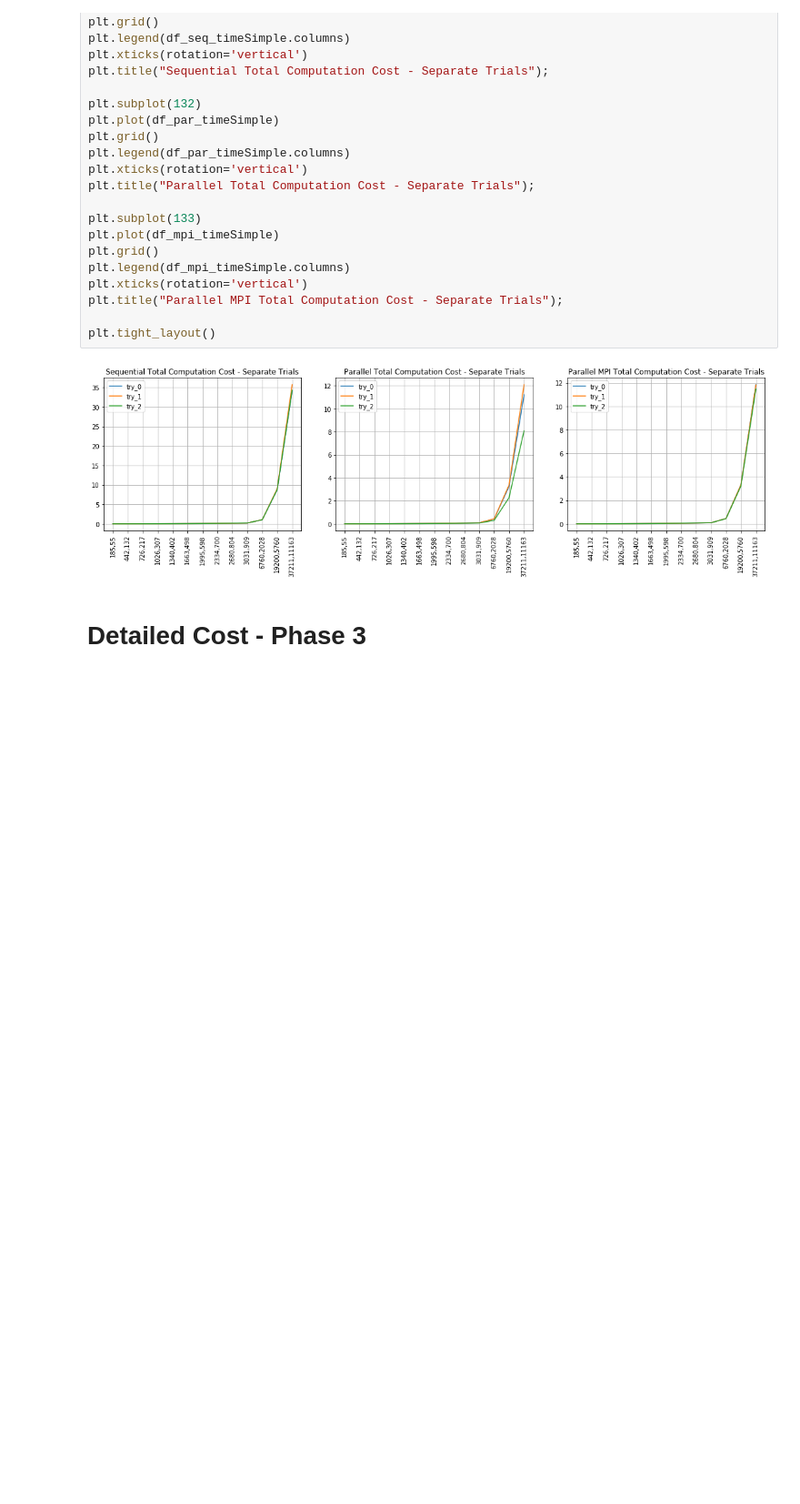
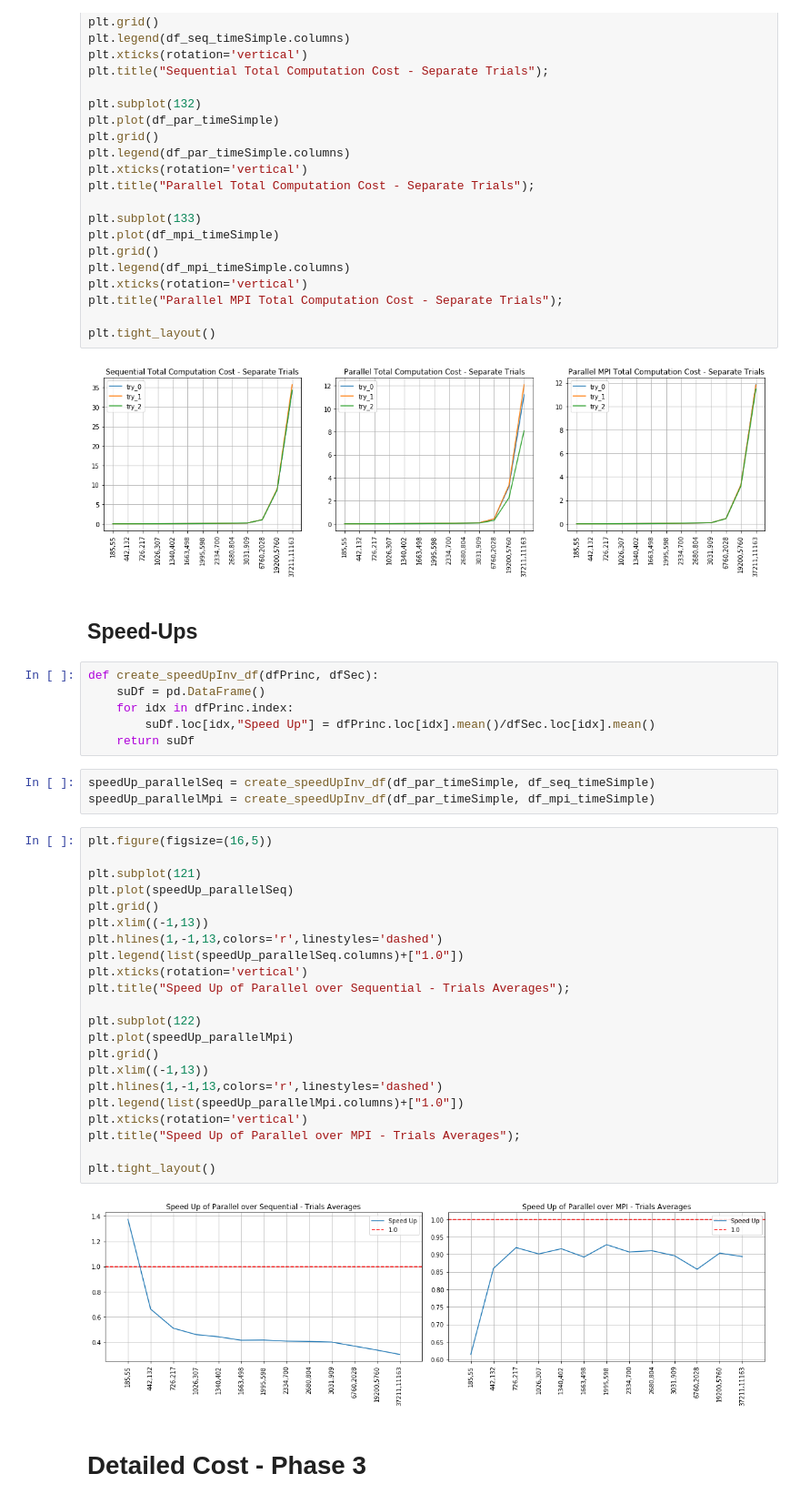
Before and after one commit to danif93/Genetic-Travelling-Salesman, a Jupyter notebook: code/python_dataAnalysis/ouputFIles_analytics.ipynb, the cells around one changed output. Shown at 91% size. Cells and saved outputs as stored; diff of their text form; blank space fills up the shorter version.

Commit message:
added code and report for the speed-ups

```diff
--- a/code/python_dataAnalysis/ouputFIles_analytics.ipynb
+++ b/code/python_dataAnalysis/ouputFIles_analytics.ipynb
@@ -408,6 +415,41 @@ plt.title("Parallel MPI Total Computation Cost - Separate Trials");
 plt.tight_layout()
 # %% [output]
 [figure]
+# %% [markdown]
+## Speed-Ups
+# %%
+def create_speedUpInv_df(dfPrinc, dfSec):
+    suDf = pd.DataFrame()
+    for idx in dfPrinc.index:
+        suDf.loc[idx,"Speed Up"] = dfPrinc.loc[idx].mean()/dfSec.loc[idx].mean()
+    return suDf
+# %%
+speedUp_parallelSeq = create_speedUpInv_df(df_par_timeSimple, df_seq_timeSimple)
+speedUp_parallelMpi = create_speedUpInv_df(df_par_timeSimple, df_mpi_timeSimple)
+# %%
+plt.figure(figsize=(16,5))
+
+plt.subplot(121)
+plt.plot(speedUp_parallelSeq)
+plt.grid()
+plt.xlim((-1,13))
+plt.hlines(1,-1,13,colors='r',linestyles='dashed')
+plt.legend(list(speedUp_parallelSeq.columns)+["1.0"])
+plt.xticks(rotation='vertical')
+plt.title("Speed Up of Parallel over Sequential - Trials Averages");
+
+plt.subplot(122)
+plt.plot(speedUp_parallelMpi)
+plt.grid()
+plt.xlim((-1,13))
+plt.hlines(1,-1,13,colors='r',linestyles='dashed')
+plt.legend(list(speedUp_parallelMpi.columns)+["1.0"])
+plt.xticks(rotation='vertical')
+plt.title("Speed Up of Parallel over MPI - Trials Averages");
+
+plt.tight_layout()
+# %% [output]
+[figure, added]
 # %% [markdown]
 # Detailed Cost - Phase 3
 # %%
```
Also changed, not shown: parts of 4 cells of this notebook, 1 other file.
